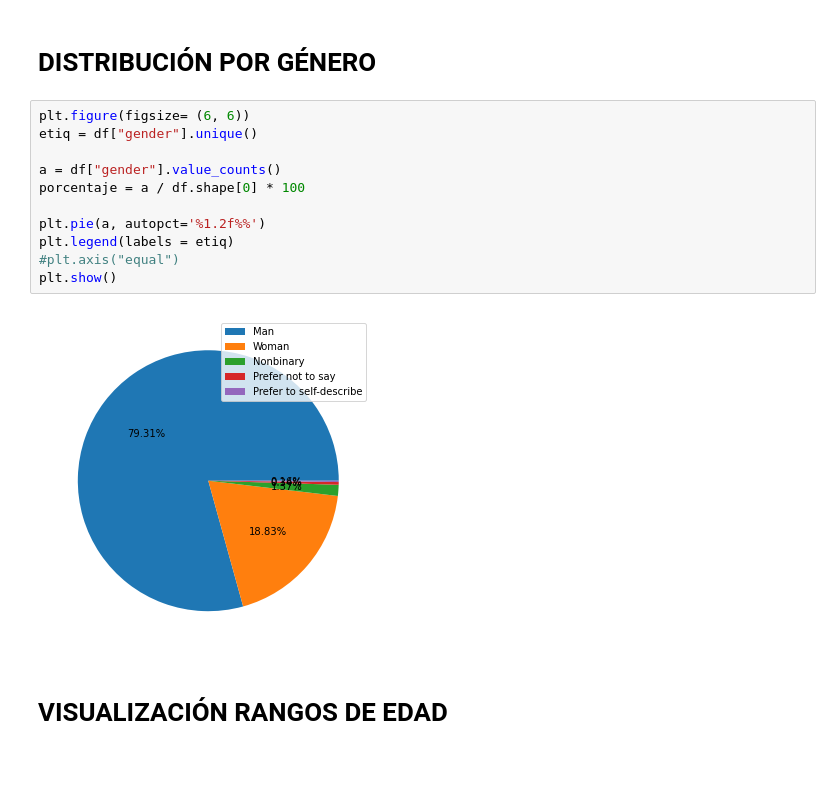
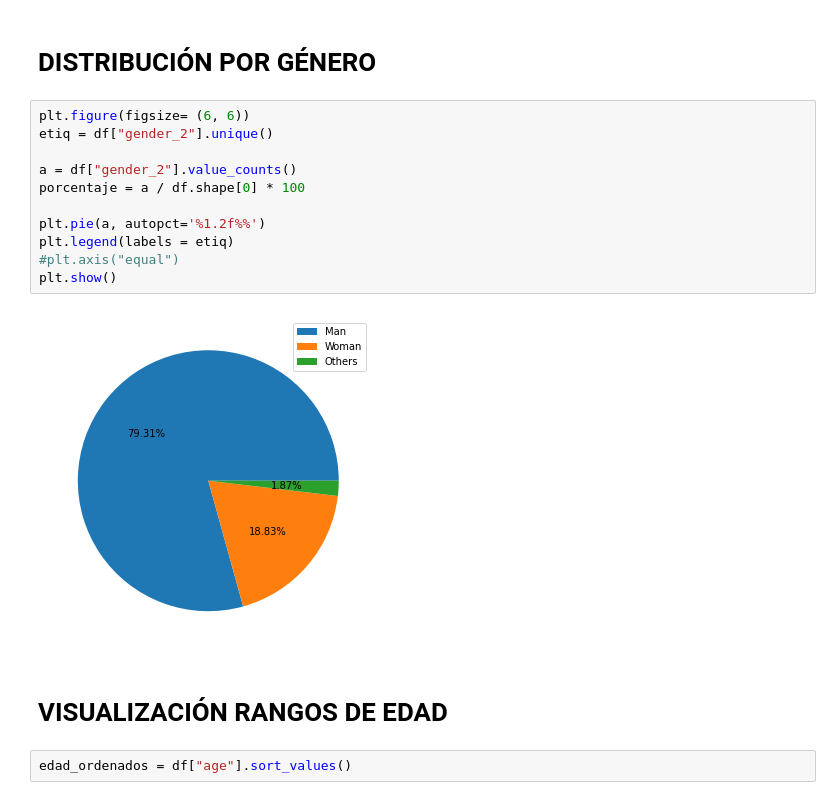
Before and after one commit to Adalab/project-da-promo-A-module-2-team-1-, a Jupyter notebook: limpieza/prueba_visualizacion.ipynb, the cells around one changed output. Saved outputs shown, nothing was run; the diff lists cells and outputs as text; blank space fills up the shorter version.

```diff
--- a/limpieza/prueba_visualizacion.ipynb
+++ b/limpieza/prueba_visualizacion.ipynb
@@ -18,17 +19,19 @@ df.head()
 # DISTRIBUCIÓN POR GÉNERO
 # %%
 plt.figure(figsize= (6, 6))
-etiq = df["gender"].unique()
+etiq = df["gender_2"].unique()
 
-a = df["gender"].value_counts()
+a = df["gender_2"].value_counts()
 porcentaje = a / df.shape[0] * 100
 
 plt.pie(a, autopct='%1.2f%%')
 plt.legend(labels = etiq)
 #plt.axis("equal")
 plt.show()
 # %% [output]
-[figure, old version]
+[figure, new version]
 # %% [markdown]
 # VISUALIZACIÓN RANGOS DE EDAD
+# %%
+edad_ordenados = df["age"].sort_values()
 # %%
```
Also changed, not shown: parts of 7 cells of this notebook, 1 other file.
